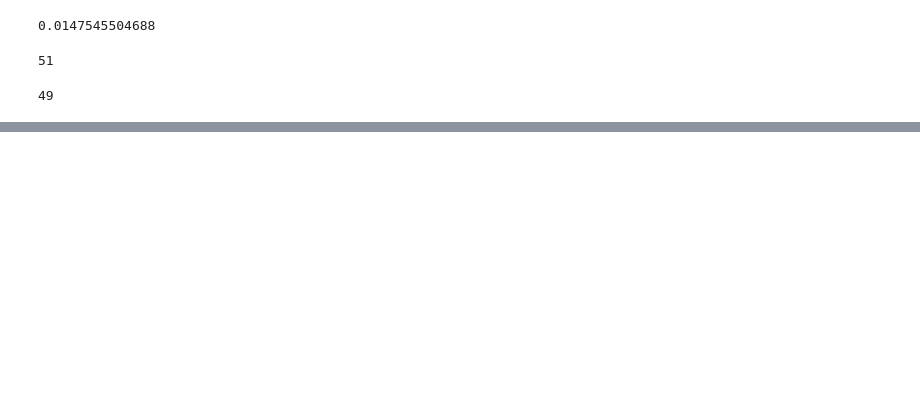
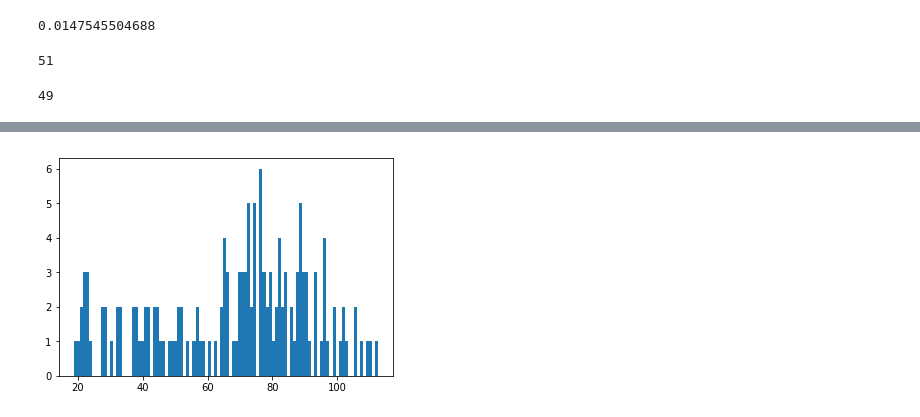
Before and after one commit to rhythmswing/ClimateFragility, a Jupyter notebook: Code/ICM_E.ipynb, the cells around one changed output, grey strips where cells are left out. Saved outputs shown, nothing was run; the diff lists cells and outputs as text; code cells hidden in the pictures; blank space fills up the shorter version.

```diff
--- a/Code/ICM_E.ipynb
+++ b/Code/ICM_E.ipynb
@@ -406,0 +427,5 @@ reverse_num(df_fragile.FSI,df_fragile.EPI,df_fragile.fragility)
+# %%
+plt.hist(FSI_data,100)
+plt.show()
+# %% [output]
+[figure, added]
```
Also changed, not shown: parts of 9 cells of this notebook, 1 other file.
